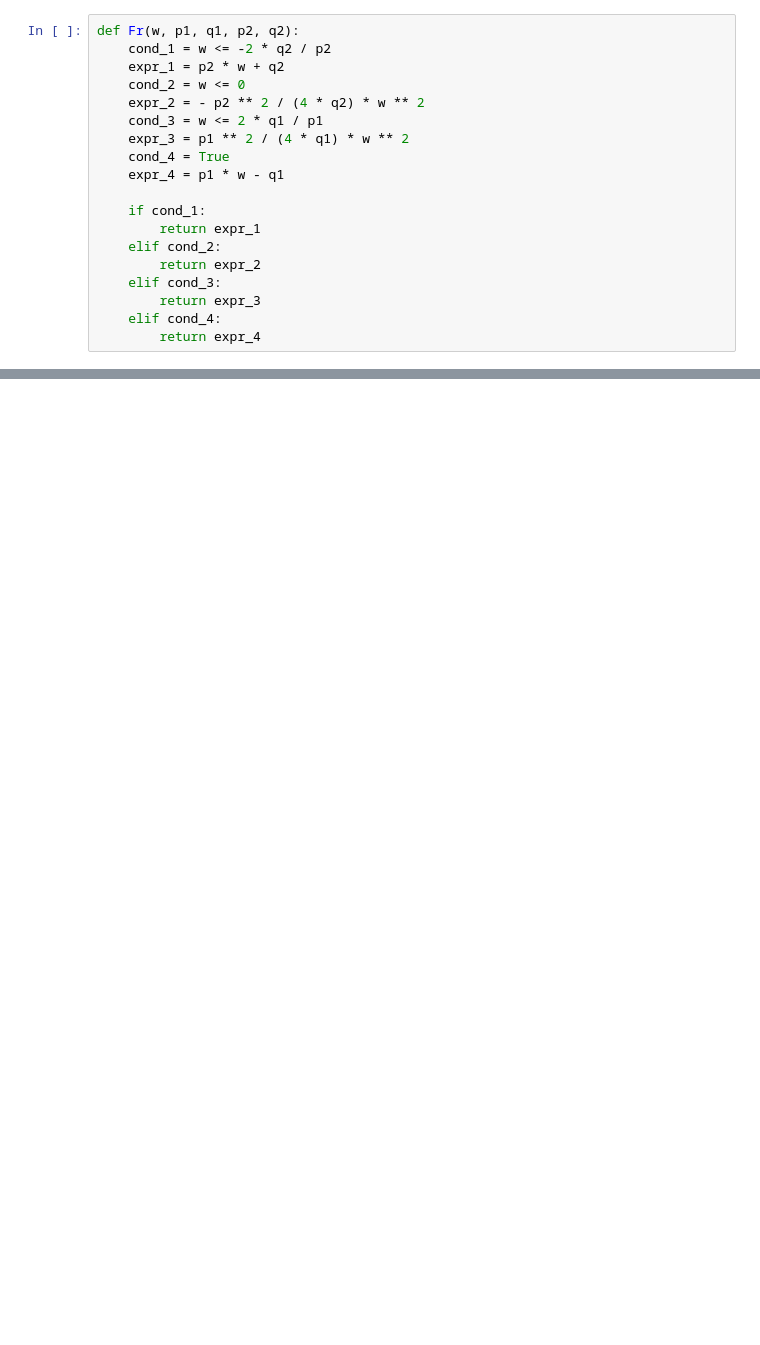
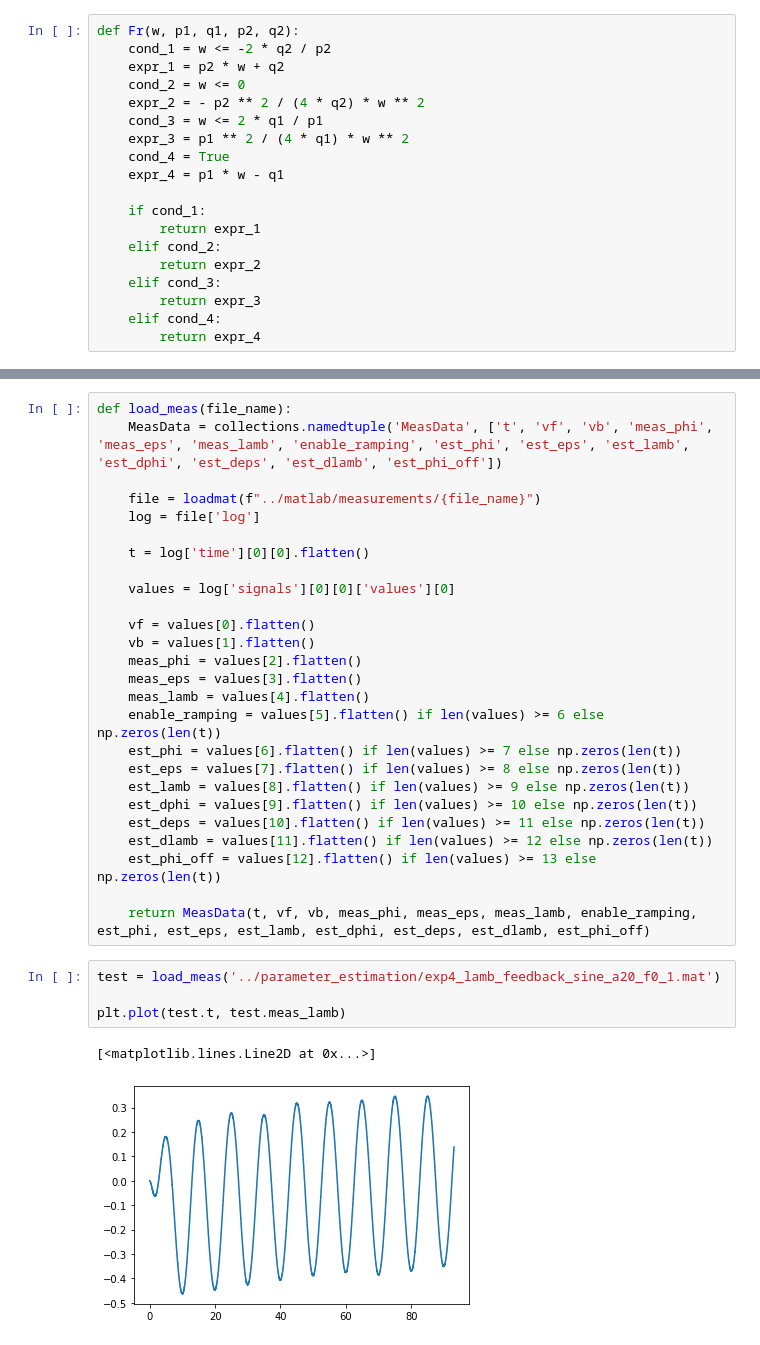
Before and after one commit to Rojetto/helicopter_thesis_code, a Jupyter notebook: scripts/diagrams.ipynb, the cells around one changed output, grey strips where cells are left out. Saved outputs shown, nothing was run; the diff lists cells and outputs as text; blank space fills up the shorter version.

Commit message:
Diagram stuff

```diff
--- a/scripts/diagrams.ipynb
+++ b/scripts/diagrams.ipynb
@@ -44,3 +51,36 @@ plt.savefig('force_curve.pdf')
 plt.show()
 # %% [output]
 [figure]
+# %%
+def load_meas(file_name):
+    MeasData = collections.namedtuple('MeasData', ['t', 'vf', 'vb', 'meas_phi', 'meas_eps', 'meas_lamb', 'enable_ramping', 'est_phi', 'est_eps', 'est_lamb', 'est_dphi', 'est_deps', 'est_dlamb', 'est_phi_off'])
+
+    file = loadmat(f"../matlab/measurements/{file_name}")
+    log = file['log']
+
+    t = log['time'][0][0].flatten()
+
+    values = log['signals'][0][0]['values'][0]
+
+    vf = values[0].flatten()
+    vb = values[1].flatten()
+    meas_phi = values[2].flatten()
+    meas_eps = values[3].flatten()
+    meas_lamb = values[4].flatten()
+    enable_ramping = values[5].flatten() if len(values) >= 6 else np.zeros(len(t))
+    est_phi = values[6].flatten() if len(values) >= 7 else np.zeros(len(t))
+    est_eps = values[7].flatten() if len(values) >= 8 else np.zeros(len(t))
+    est_lamb = values[8].flatten() if len(values) >= 9 else np.zeros(len(t))
+    est_dphi = values[9].flatten() if len(values) >= 10 else np.zeros(len(t))
+    est_deps = values[10].flatten() if len(values) >= 11 else np.zeros(len(t))
+    est_dlamb = values[11].flatten() if len(values) >= 12 else np.zeros(len(t))
+    est_phi_off = values[12].flatten() if len(values) >= 13 else np.zeros(len(t))
+
+    return MeasData(t, vf, vb, meas_phi, meas_eps, meas_lamb, enable_ramping, est_phi, est_eps, est_lamb, est_dphi, est_deps, est_dlamb, est_phi_off)
+# %%
+test = load_meas('../parameter_estimation/exp4_lamb_feedback_sine_a20_f0_1.mat')
+
+plt.plot(test.t, test.meas_lamb)
+# %% [output]
+[<matplotlib.lines.Line2D at 0x...>]
+[figure, added]
```
Also changed, not shown: parts of 7 cells of this notebook, 10 other files.
